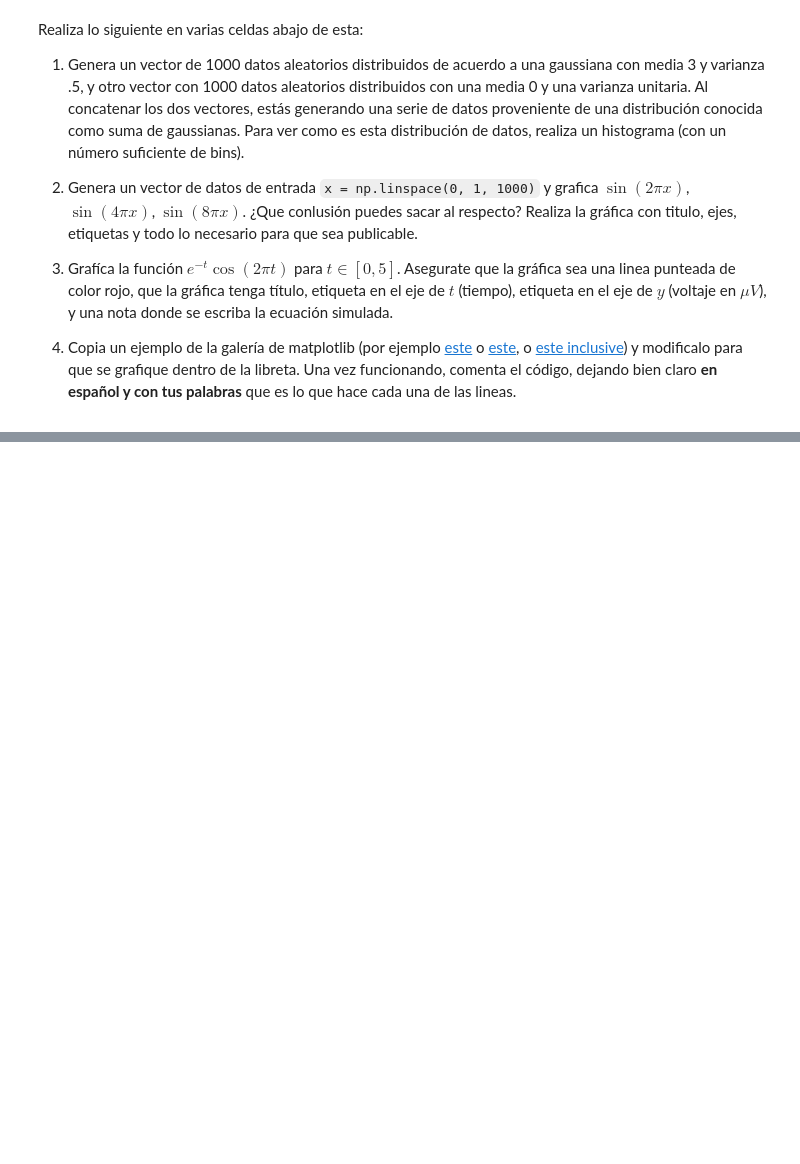
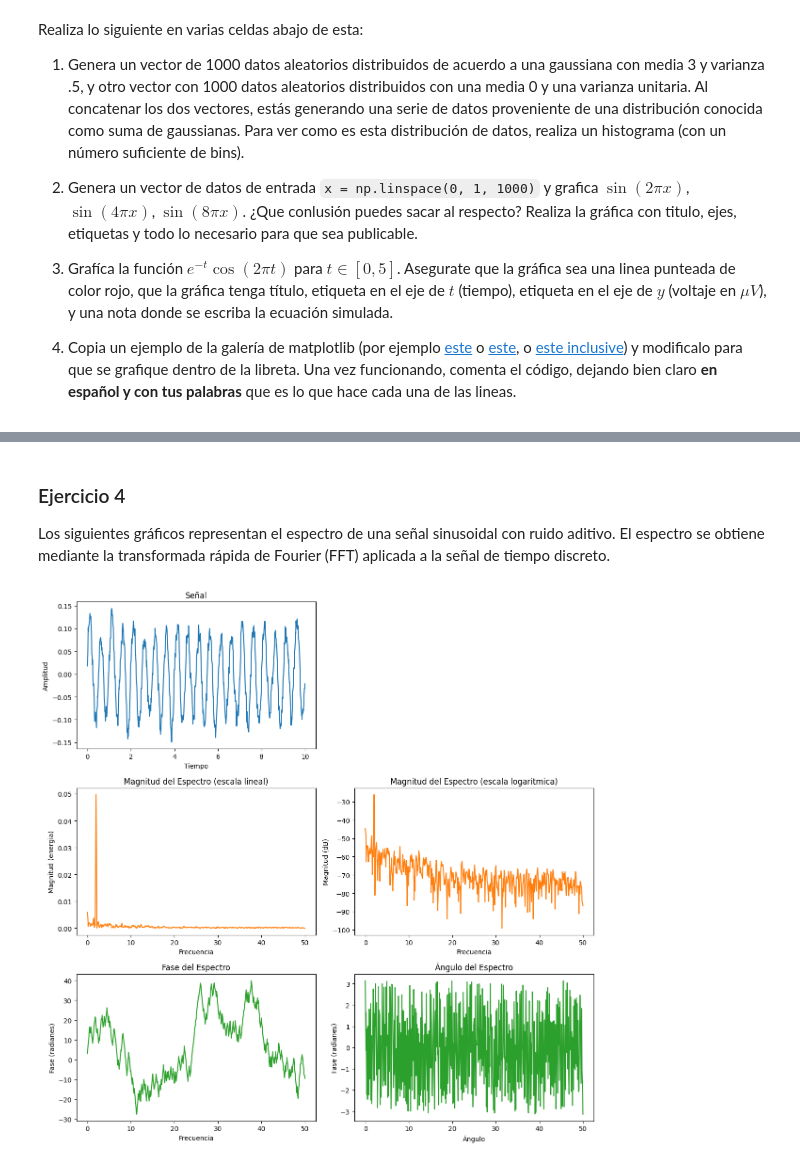
Before and after one commit to JosephLeyva/MCDProgramacion, a Jupyter notebook: Introducción_numpy_matplotlib.ipynb, the cells around one changed output, grey strips where cells are left out. Cells and saved outputs as stored; diff of their text form; code cells hidden in the pictures; blank space fills up the shorter version.

```diff
--- a/Introducción_numpy_matplotlib.ipynb
+++ b/Introducción_numpy_matplotlib.ipynb
@@ -618,0 +818,69 @@ Realiza lo siguiente en varias celdas abajo de esta:
+# %% [markdown]
+### Ejercicio 4
+
+Los siguientes gráficos representan el espectro de una señal sinusoidal con ruido aditivo. El espectro se obtiene mediante la transformada rápida de Fourier (FFT) aplicada a la señal de tiempo discreto.
+# %%
+import matplotlib.pyplot as plt
+import numpy as np
+
+np.random.seed(0)
+
+# "dt" representa el intervalo de tiempo entre cada muestra tomada en un proceso de muestreo.
+dt = 0.01
+# Fs corresponde a la frecuencia que tiene el muestreo (1/dt)
+fs = 1 / dt
+# t es el eje horizontal (valores entre 0 y 10,  y con saltos de 0.01)
+t = np.arange(0, 10, dt)
+
+# Vemos el ruido aleatorio
+nse = np.random.randn(len(t))
+# Esta es respuesta al impulso exponencial
+r = np.exp(-t / 0.05)
+# Convolución entre nse y r para otorgar una forma más suave
+cnse = np.convolve(nse, r) * dt
+# Se acorta el tamaño de cnse hasta t
+cnse = cnse[:len(t)]
+
+# Señal sinusoidal con ruido generado
+s = 0.1 * np.sin(4 * np.pi * t) + cnse
+
+# Se genera un objeto fig con 3 filas y 2 columnas (se pueden plotear maximo 6 funciones)
+fig, axs = plt.subplots(nrows=3, ncols=2, figsize=(12, 12))
+
+# Primera fila donde se muestra la señal completa en función del tiempo..
+axs[0, 0].set_title("Señal")
+axs[0, 0].plot(t, s, color='C0')
+axs[0, 0].set_xlabel("Tiempo")
+axs[0, 0].set_ylabel("Amplitud")
+
+# En la segunda fila se muestra la magnitud del espectro de frecuencia en dos representaciones:
+# escala lineal y escala logarítmica. Esto se logra utilizando la función "magnitude_spectrum".
+axs[1, 0].set_title("Magnitud del Espectro (escala lineal)")
+axs[1, 0].magnitude_spectrum(s, Fs=fs, color='C1')
+axs[1, 0].set_xlabel("Frecuencia")
+axs[1, 0].set_ylabel("Magnitud (energia)")
+
+axs[1, 1].set_title("Magnitud del Espectro (escala logaritmica)")
+axs[1, 1].magnitude_spectrum(s, Fs=fs, scale='dB', color='C1')
+axs[1, 1].set_xlabel("Frecuencia")
+axs[1, 1].set_ylabel("Magnitud (dB)")
+
+# En la tercera fila, se muestra la fase y el ángulo del espectro de frecuencia, respectivamente.
+# Se emplea la función phase_spectrum
+axs[2, 0].set_title("Fase del Espectro")
+axs[2, 0].phase_spectrum(s, Fs=fs, color='C2')
+axs[2, 0].set_xlabel("Frecuencia")
+axs[2, 0].set_ylabel("Fase (radianes)")
+
+axs[2, 1].set_title("Ángulo del Espectro")
+axs[2, 1].angle_spectrum(s, Fs=fs, color='C2')
+axs[2, 1].set_xlabel("Ángulo")
+axs[2, 1].set_ylabel("Fase (radianes)")
+
+# No mostrar fila 1 columna 1 (no se graficó nada)
+axs[0, 1].remove()
+
+fig.tight_layout()
+plt.show()
+# %% [output]
+[figure, added]
```
Also changed, not shown: parts of 21 cells of this notebook.
